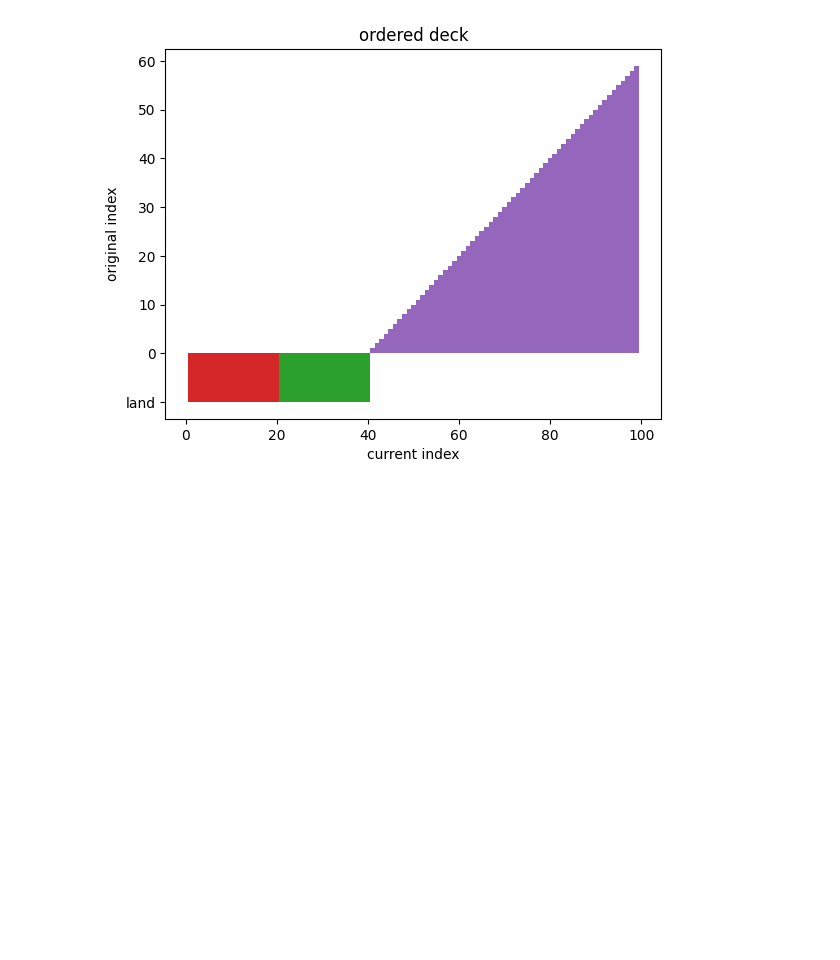
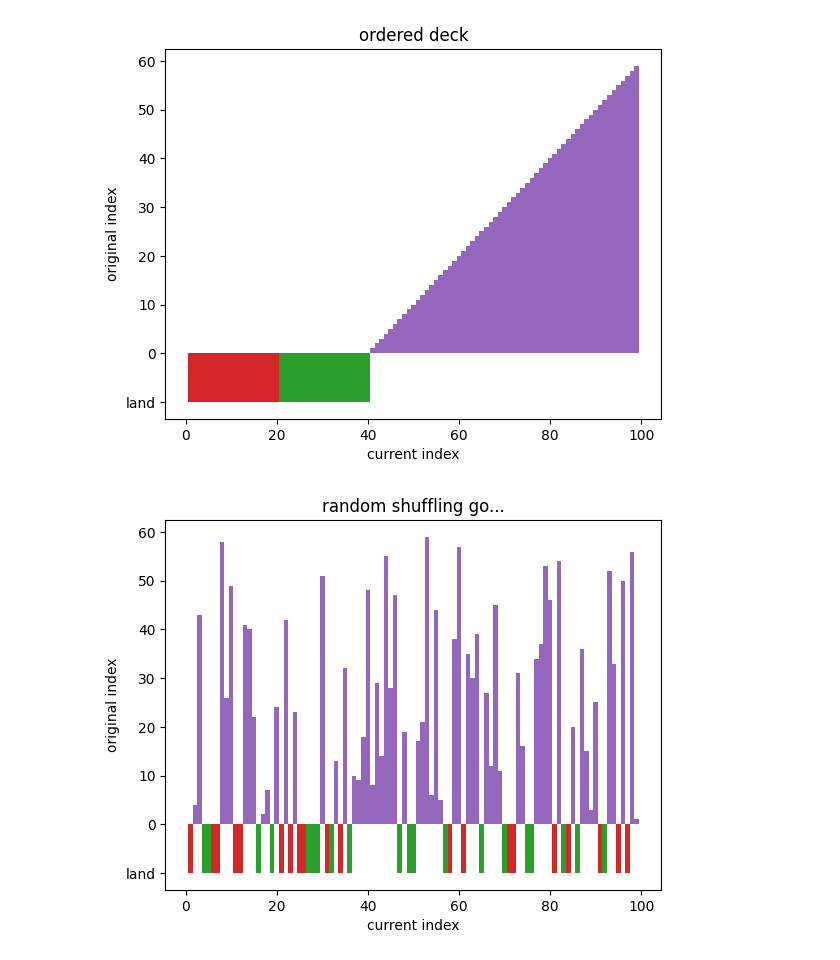
Before and after one commit to nouseforkeys/shuffle-visualisation, a Jupyter notebook: shuffle_visualisation.ipynb, the cells around one changed output. Drawn from its saved outputs; the diff is of its cells as text; code cells hidden in the pictures; blank space fills up the shorter version.

Commit message:
created visualiser function

```diff
--- a/shuffle_visualisation.ipynb
+++ b/shuffle_visualisation.ipynb
@@ -58,3 +61,10 @@ def visualise(library: list, title: str = None) -> None:
 visualise(ordered_deck, title='ordered deck')
 # %% [output]
 [figure]
+# %%
+# ok let's try it out
+random_order = deepcopy(ordered_deck)
+random.shuffle(random_order)
+visualise(random_order, 'random shuffling go...')
+# %% [output]
+[figure, added]
```
Also changed, not shown: parts of 3 cells of this notebook.
